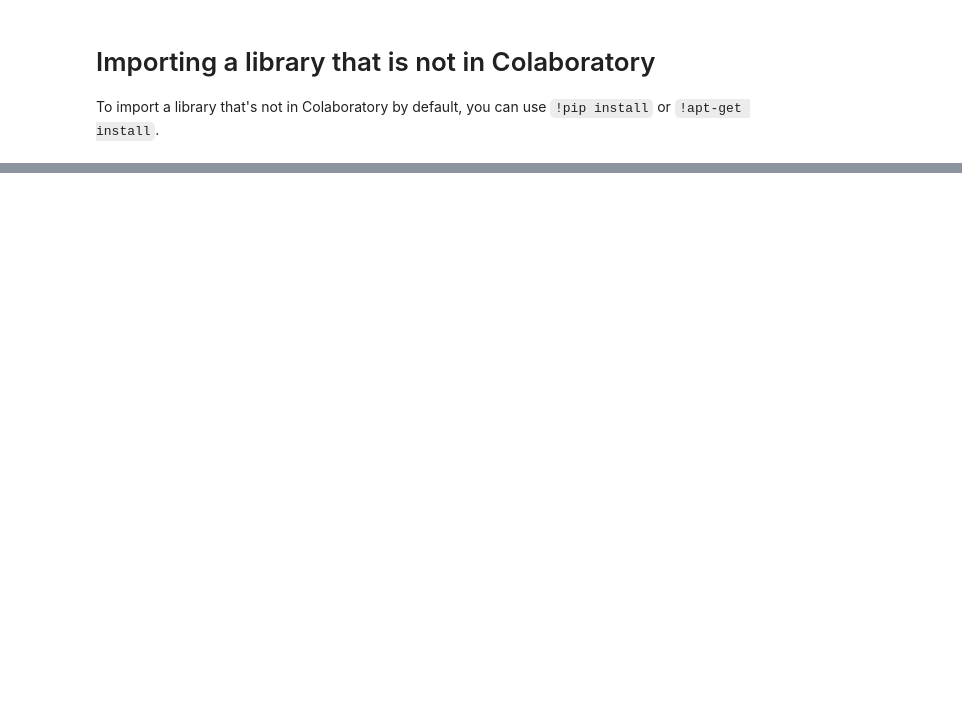
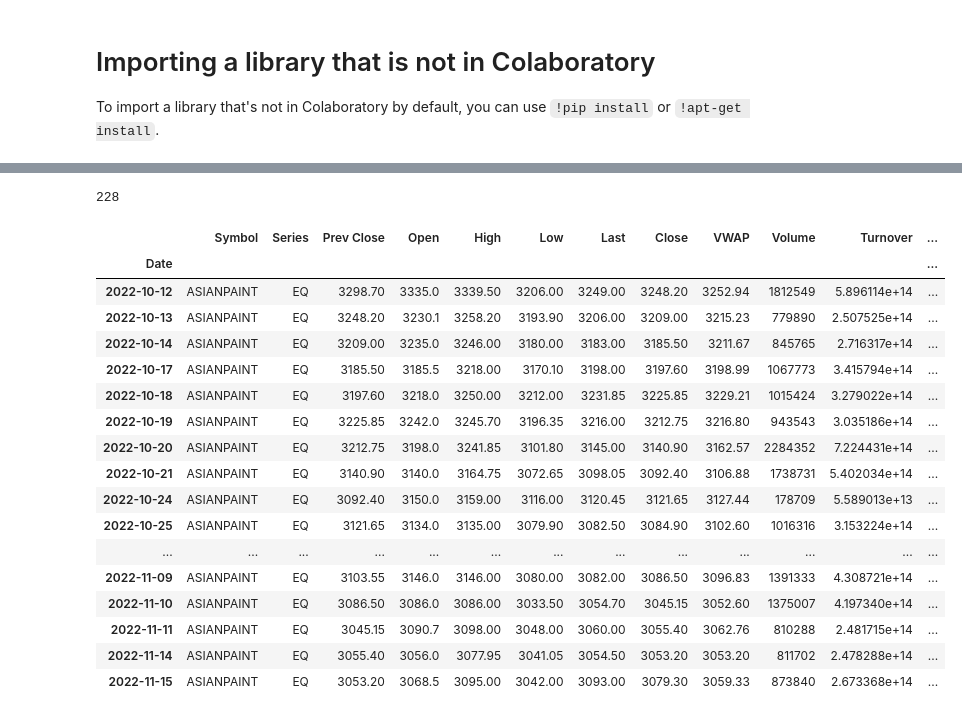
Before and after one commit to pradnyildhane/web-python-app, a Jupyter notebook: Snippets_Importing_libraries.ipynb, the cells around one changed output, grey strips where cells are left out. Saved outputs shown, nothing was run; the diff lists cells and outputs as text; code cells hidden in the pictures; blank space fills up the shorter version.

```diff
--- a/Snippets_Importing_libraries.ipynb
+++ b/Snippets_Importing_libraries.ipynb
@@ -42,3 +109,34 @@ df.tail()
+# %%
+df.shape[0]-43
+# %% [output]
+228
+# %%
+## Read Each Row
+# print(df.iloc[0:4])
+
+# for index, row in df.iterrows():
+    # print(index, row['Name'])
+  # print(index,row['Symbol'])
+df.loc[df['Close'].apply(lambda x: float(x))< df['SMA44'] ]
+# %% [output]
+|  | Symbol | Series | Prev Close | Open | High | Low | Last | Close | VWAP | Volume | Turnover | ... |
+| Date |  |  |  |  |  |  |  |  |  |  |  | ... |
+| 2022-10-12 | ASIANPAINT | EQ | 3298.70 | 3335.0 | 3339.50 | 3206.00 | 3249.00 | 3248.20 | 3252.94 | 1812549 | 5.896114e+14 | ... |
+| 2022-10-13 | ASIANPAINT | EQ | 3248.20 | 3230.1 | 3258.20 | 3193.90 | 3206.00 | 3209.00 | 3215.23 | 779890 | 2.507525e+14 | ... |
+| 2022-10-14 | ASIANPAINT | EQ | 3209.00 | 3235.0 | 3246.00 | 3180.00 | 3183.00 | 3185.50 | 3211.67 | 845765 | 2.716317e+14 | ... |
+| 2022-10-17 | ASIANPAINT | EQ | 3185.50 | 3185.5 | 3218.00 | 3170.10 | 3198.00 | 3197.60 | 3198.99 | 1067773 | 3.415794e+14 | ... |
+| 2022-10-18 | ASIANPAINT | EQ | 3197.60 | 3218.0 | 3250.00 | 3212.00 | 3231.85 | 3225.85 | 3229.21 | 1015424 | 3.279022e+14 | ... |
+| 2022-10-19 | ASIANPAINT | EQ | 3225.85 | 3242.0 | 3245.70 | 3196.35 | 3216.00 | 3212.75 | 3216.80 | 943543 | 3.035186e+14 | ... |
+| 2022-10-20 | ASIANPAINT | EQ | 3212.75 | 3198.0 | 3241.85 | 3101.80 | 3145.00 | 3140.90 | 3162.57 | 2284352 | 7.224431e+14 | ... |
+| 2022-10-21 | ASIANPAINT | EQ | 3140.90 | 3140.0 | 3164.75 | 3072.65 | 3098.05 | 3092.40 | 3106.88 | 1738731 | 5.402034e+14 | ... |
+| 2022-10-24 | ASIANPAINT | EQ | 3092.40 | 3150.0 | 3159.00 | 3116.00 | 3120.45 | 3121.65 | 3127.44 | 178709 | 5.589013e+13 | ... |
+| 2022-10-25 | ASIANPAINT | EQ | 3121.65 | 3134.0 | 3135.00 | 3079.90 | 3082.50 | 3084.90 | 3102.60 | 1016316 | 3.153224e+14 | ... |
+| ... | ... | ... | ... | ... | ... | ... | ... | ... | ... | ... | ... | ... |
+| 2022-11-09 | ASIANPAINT | EQ | 3103.55 | 3146.0 | 3146.00 | 3080.00 | 3082.00 | 3086.50 | 3096.83 | 1391333 | 4.308721e+14 | ... |
+| 2022-11-10 | ASIANPAINT | EQ | 3086.50 | 3086.0 | 3086.00 | 3033.50 | 3054.70 | 3045.15 | 3052.60 | 1375007 | 4.197340e+14 | ... |
+| 2022-11-11 | ASIANPAINT | EQ | 3045.15 | 3090.7 | 3098.00 | 3048.00 | 3060.00 | 3055.40 | 3062.76 | 810288 | 2.481715e+14 | ... |
+| 2022-11-14 | ASIANPAINT | EQ | 3055.40 | 3056.0 | 3077.95 | 3041.05 | 3054.50 | 3053.20 | 3053.20 | 811702 | 2.478288e+14 | ... |
+| 2022-11-15 | ASIANPAINT | EQ | 3053.20 | 3068.5 | 3095.00 | 3042.00 | 3093.00 | 3079.30 | 3059.33 | 873840 | 2.673368e+14 | ... |
 # %%
 from google.colab import files
 files.upload()
```
Also changed, not shown: parts of 10 cells of this notebook.
